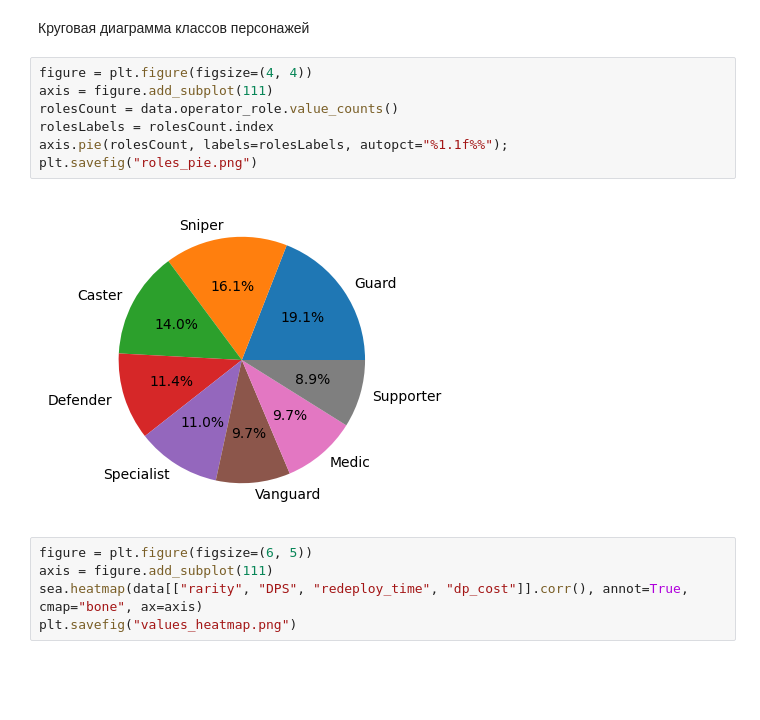
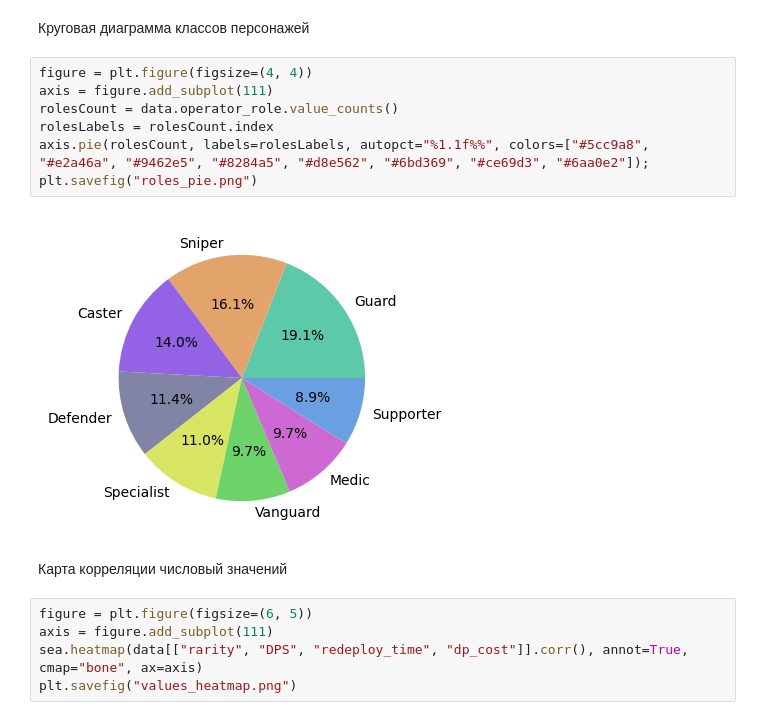
Before and after one commit to Flawed1/practice_2022, a Jupyter notebook: task6.ipynb, the cells around one changed output. Saved outputs shown, nothing was run; the diff lists cells and outputs as text; blank space fills up the shorter version.

```diff
--- a/task6.ipynb
+++ b/task6.ipynb
@@ -141,12 +141,14 @@ plt.savefig("attack_boxplot.png")
 # %%
 figure = plt.figure(figsize=(4, 4))
 axis = figure.add_subplot(111)
 rolesCount = data.operator_role.value_counts()
 rolesLabels = rolesCount.index
-axis.pie(rolesCount, labels=rolesLabels, autopct="%1.1f%%");
+axis.pie(rolesCount, labels=rolesLabels, autopct="%1.1f%%", colors=["#5cc9a8", "#e2a46a", "#9462e5", "#8284a5", "#d8e562", "#6bd369", "#ce69d3", "#6aa0e2"]);
 plt.savefig("roles_pie.png")
 # %% [output]
-[figure, old version]
+[figure, new version]
+# %% [markdown]
+Карта корреляции числовый значений
 # %%
 figure = plt.figure(figsize=(6, 5))
 axis = figure.add_subplot(111)
```
Also changed, not shown: parts of 24 cells of this notebook.
